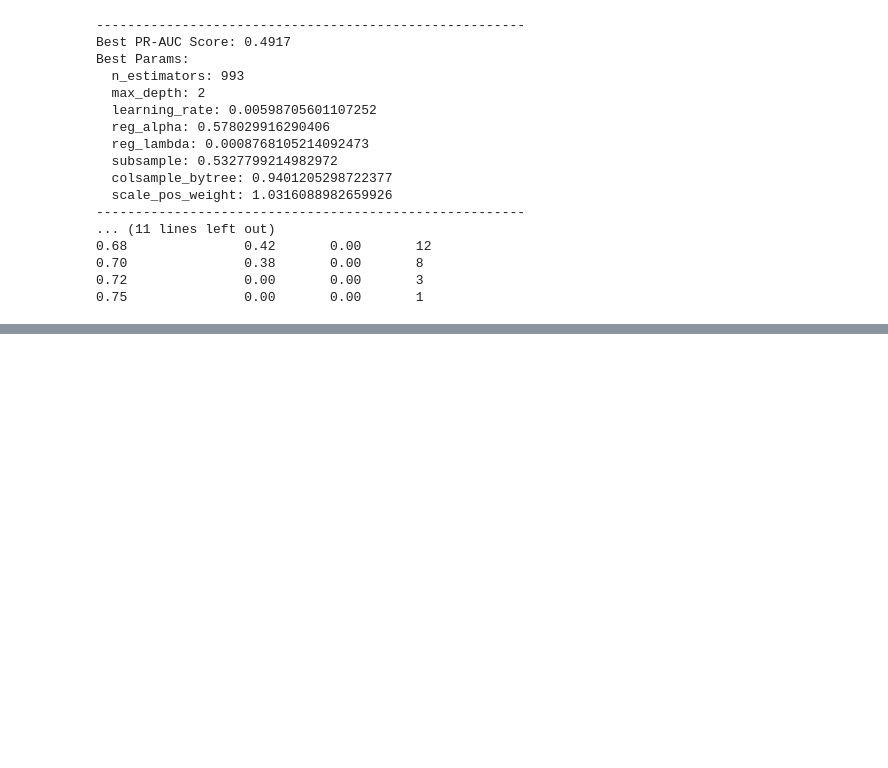
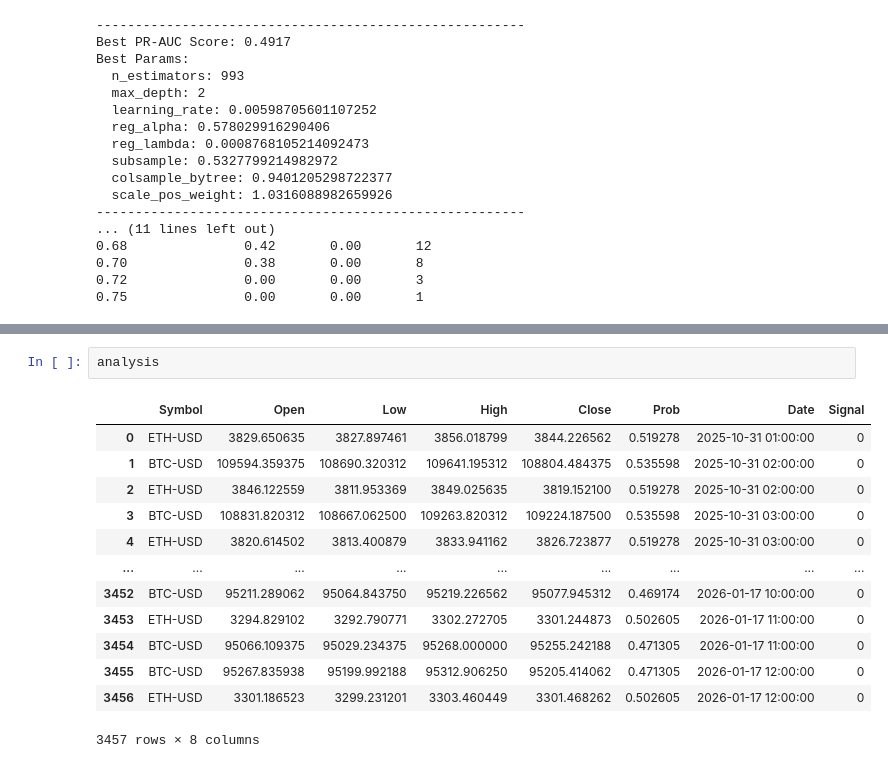
Before and after one commit to NeuralG/coin-trading-ai, a Jupyter notebook: notebooks/ai.ipynb, the cells around one changed output, grey strips where cells are left out. Drawn from its saved outputs; the diff is of its cells as text; blank space fills up the shorter version.

```diff
--- a/notebooks/ai.ipynb
+++ b/notebooks/ai.ipynb
@@ -383,0 +388,16 @@ plt.grid(True, alpha=0.3)
+# %%
+analysis
+# %% [output]
+|  | Symbol | Open | Low | High | Close | Prob | Date | Signal |
+| 0 | ETH-USD | 3829.650635 | 3827.897461 | 3856.018799 | 3844.226562 | 0.519278 | 2025-10-31 01:00:00 | 0 |
+| 1 | BTC-USD | 109594.359375 | 108690.320312 | 109641.195312 | 108804.484375 | 0.535598 | 2025-10-31 02:00:00 | 0 |
+| 2 | ETH-USD | 3846.122559 | 3811.953369 | 3849.025635 | 3819.152100 | 0.519278 | 2025-10-31 02:00:00 | 0 |
+| 3 | BTC-USD | 108831.820312 | 108667.062500 | 109263.820312 | 109224.187500 | 0.535598 | 2025-10-31 03:00:00 | 0 |
+| 4 | ETH-USD | 3820.614502 | 3813.400879 | 3833.941162 | 3826.723877 | 0.519278 | 2025-10-31 03:00:00 | 0 |
+| ... | ... | ... | ... | ... | ... | ... | ... | ... |
+| 3452 | BTC-USD | 95211.289062 | 95064.843750 | 95219.226562 | 95077.945312 | 0.469174 | 2026-01-17 10:00:00 | 0 |
+| 3453 | ETH-USD | 3294.829102 | 3292.790771 | 3302.272705 | 3301.244873 | 0.502605 | 2026-01-17 11:00:00 | 0 |
+| 3454 | BTC-USD | 95066.109375 | 95029.234375 | 95268.000000 | 95255.242188 | 0.471305 | 2026-01-17 11:00:00 | 0 |
+| 3455 | BTC-USD | 95267.835938 | 95199.992188 | 95312.906250 | 95205.414062 | 0.471305 | 2026-01-17 12:00:00 | 0 |
+| 3456 | ETH-USD | 3301.186523 | 3299.231201 | 3303.460449 | 3301.468262 | 0.502605 | 2026-01-17 12:00:00 | 0 |
+3457 rows × 8 columns
```
Also changed, not shown: parts of 1 cell of this notebook, 2 other files.
